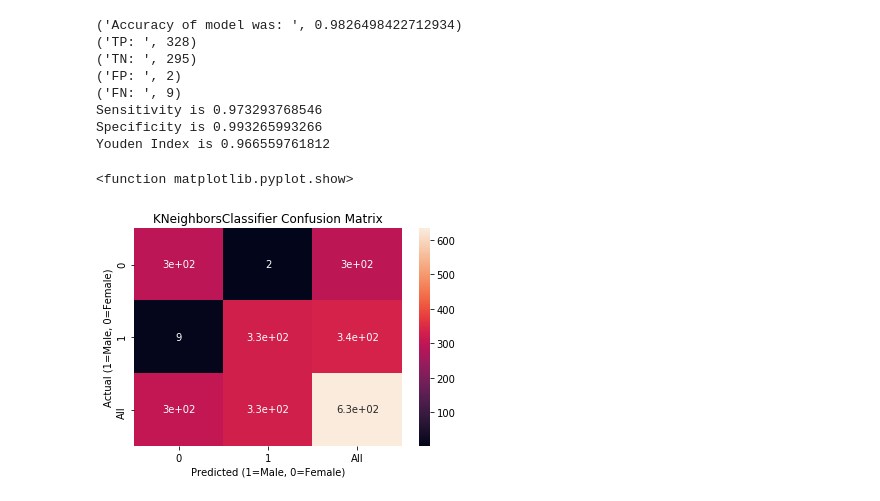
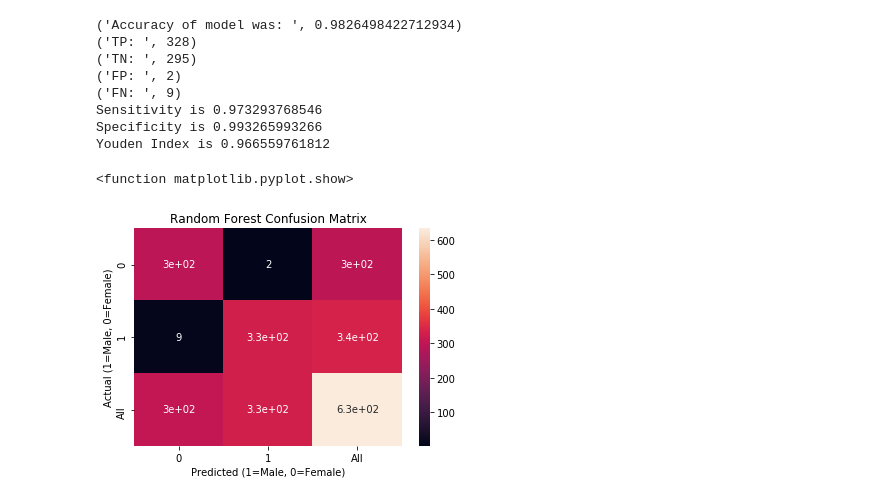
Before and after one commit to DataScienceGroup2/DataScienceExamPaper2020, a Jupyter notebook: RandomForestClassifier.ipynb, the cells around one changed output. Drawn from its saved outputs; the diff is of its cells as text; code cells hidden in the pictures.

Commit message:
fix congfusion matrix for RF

```diff
--- a/RandomForestClassifier.ipynb
+++ b/RandomForestClassifier.ipynb
@@ -118,19 +118,19 @@ Youden Index is 0.966559761812
 # %%
 # Import matplotlib
 import matplotlib.pyplot as plt
 # Set dataset for confusion matrix using the test and prediction data
 confusion_data = {'Actual': y_test, 'Predicted': y_pred}
 
 # Define the Pandas dataframe
 df = pd.DataFrame(confusion_data, columns=['Actual', 'Predicted'])
 confusion_matrix = pd.crosstab(df['Actual'], df['Predicted'], rownames=['Actual (1=Male, 0=Female)'], colnames=['Predicted (1=Male, 0=Female)'], margins = True)
-plt.title('KNeighborsClassifier Confusion Matrix', loc='center')
+plt.title('Random Forest Confusion Matrix', loc='center')
 
 # Import Seaborn for visualisation
 import seaborn as sn
 
 sn.heatmap(confusion_matrix, annot=True)
 plt.show
 # %% [output]
 <function matplotlib.pyplot.show>
-[figure, old version]
+[figure, new version]
```
Also changed, not shown: 1 other file.
